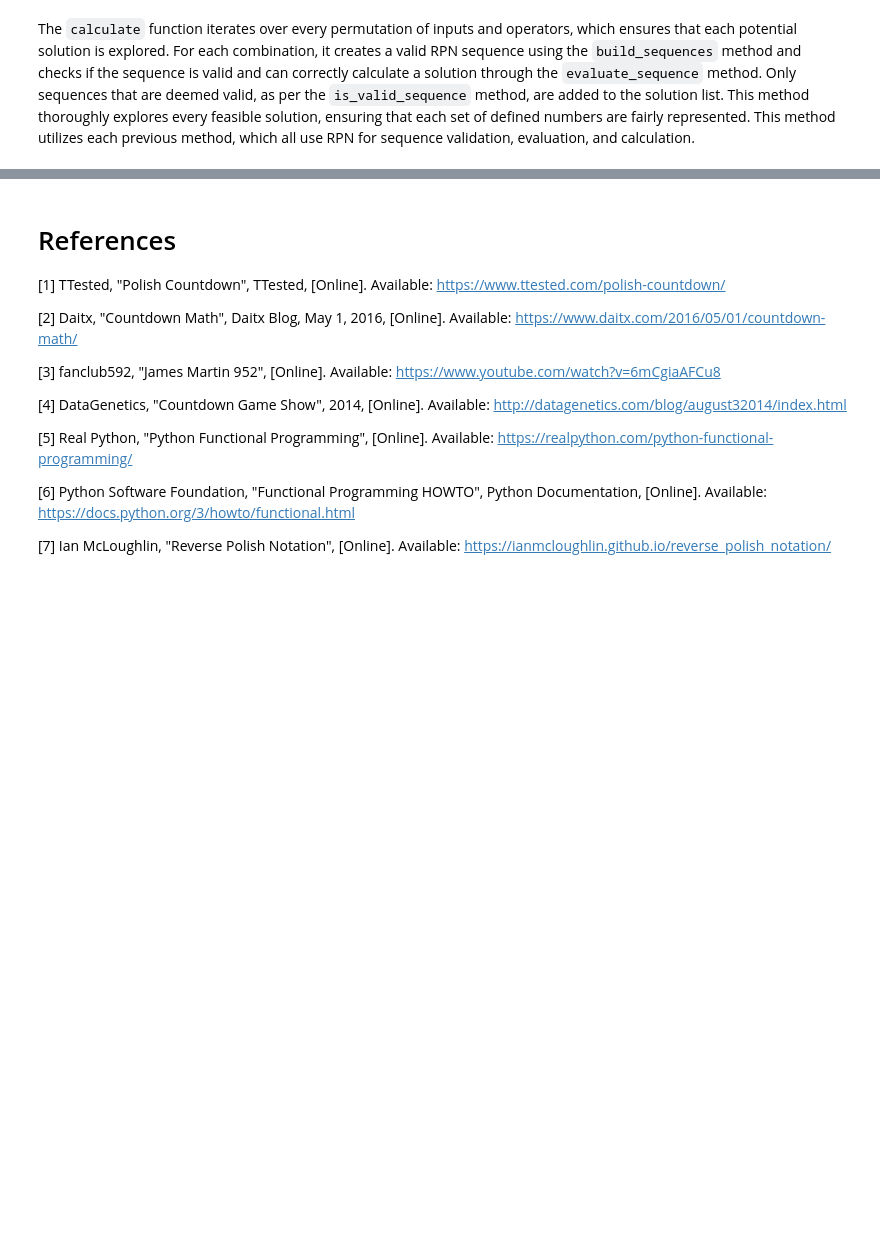
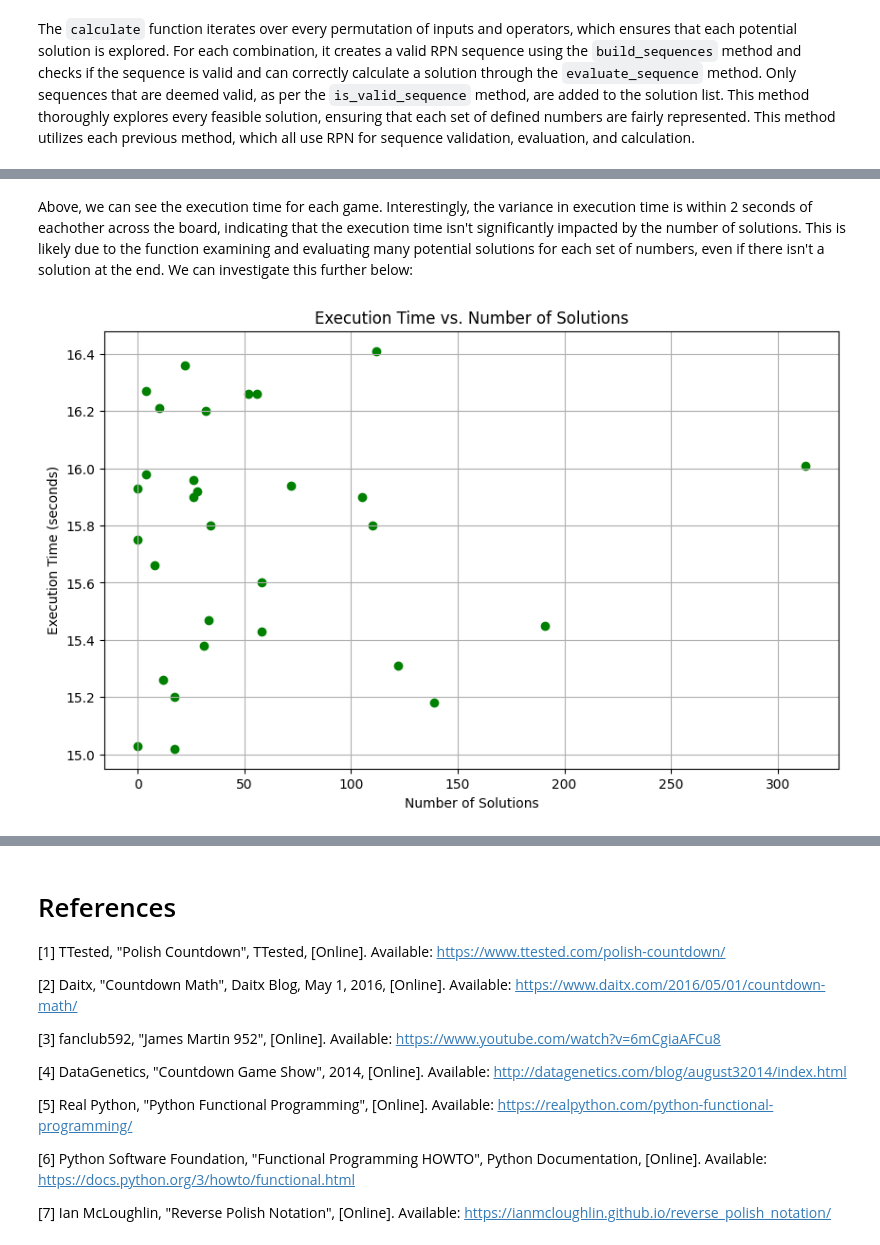
Before and after one commit to Owen-kc/ComputationalTheory, a Jupyter notebook: countdown.ipynb, the cells around one changed output, grey strips where cells are left out. Cells and saved outputs as stored; diff of their text form; code cells hidden in the pictures; blank space fills up the shorter version.

```diff
--- a/countdown.ipynb
+++ b/countdown.ipynb
@@ -478,0 +707,13 @@ def calculate(numbers, target):
+# %% [markdown]
+Above, we can see the execution time for each game. Interestingly, the variance in execution time is within 2 seconds of eachother across the board, indicating that the execution time isn't significantly impacted by the number of solutions. This is likely due to the function examining and evaluating many potential solutions for each set of numbers, even if there isn't a solution at the end. We can investigate this further below:
+# %%
+# Scatter plot of execution time vs number of solutions
+plt.figure(figsize=(10, 6))
+plt.scatter(data['Number of Solutions'], data['Execution Time'], color='green')
+plt.title('Execution Time vs. Number of Solutions')
+plt.xlabel('Number of Solutions')
+plt.ylabel('Execution Time (seconds)')
+plt.grid(True)
+plt.show()
+# %% [output]
+[figure, added]
```
Also changed, not shown: parts of 37 cells of this notebook, 1 other file.
